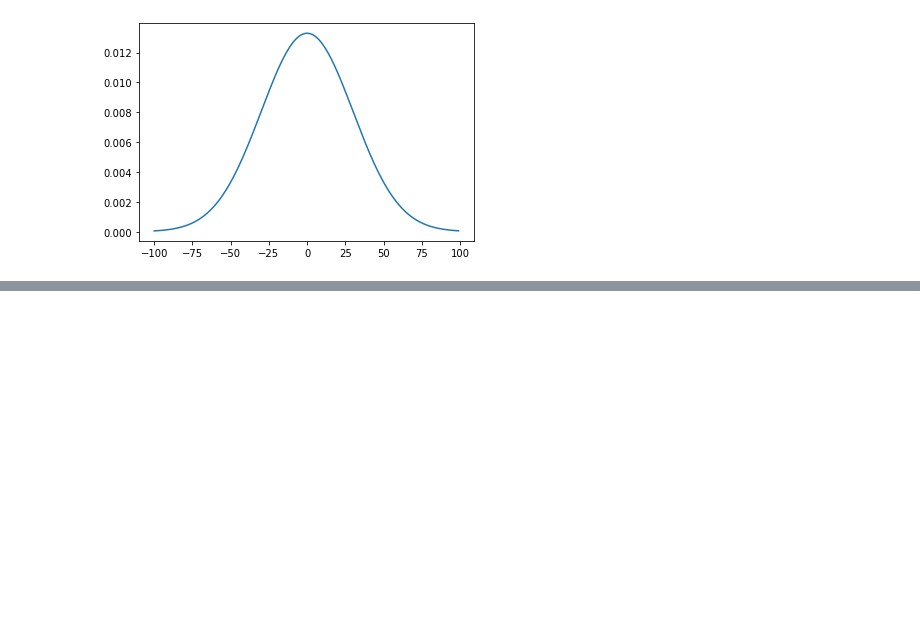
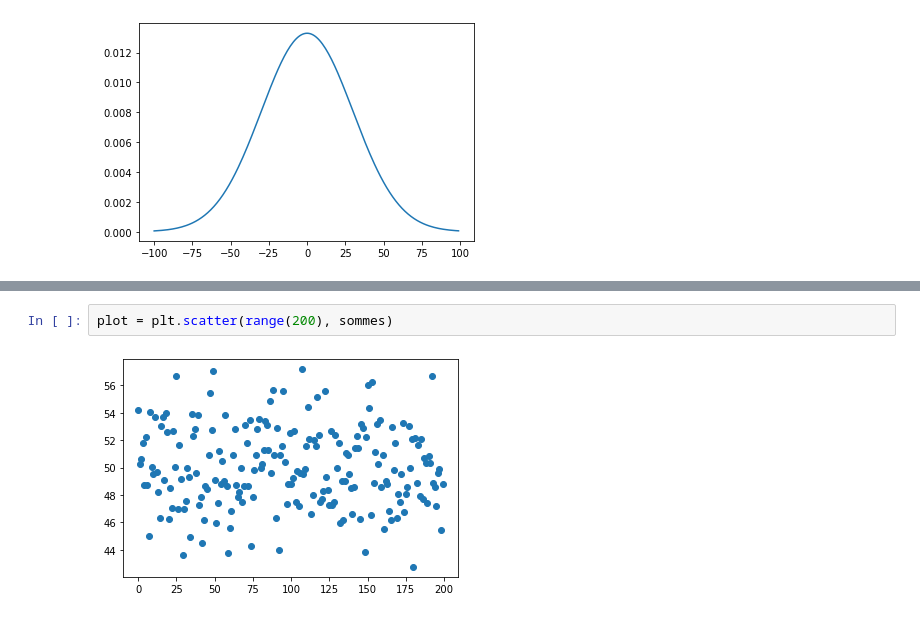
Before and after one commit to dicesare/D-couvrez-les-librairies-Python-pour-la-Data-Science, a Jupyter notebook: projet/theoreme central limite.ipynb, the cells around one changed output, grey strips where cells are left out. Cells and saved outputs as stored; diff of their text form; blank space fills up the shorter version.

```diff
--- a/projet/theoreme central limite.ipynb
+++ b/projet/theoreme central limite.ipynb
@@ -17,0 +41,4 @@ plot = plt.plot(domaine, y)
+# %%
+plot = plt.scatter(range(200), sommes)
+# %% [output]
+[figure, added]
```
Also changed, not shown: parts of 6 cells of this notebook.
